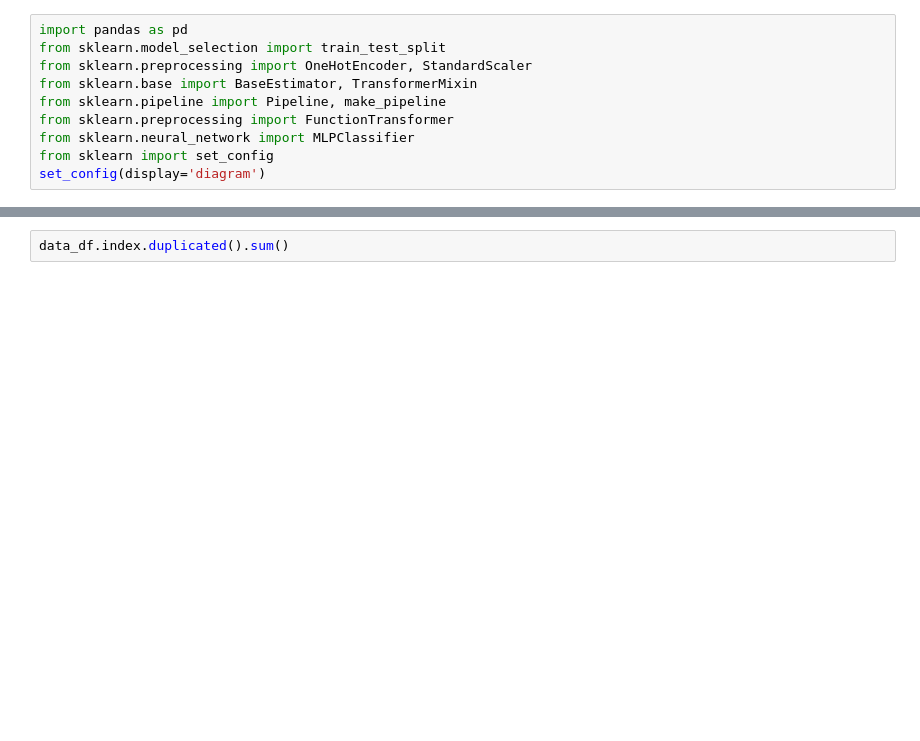
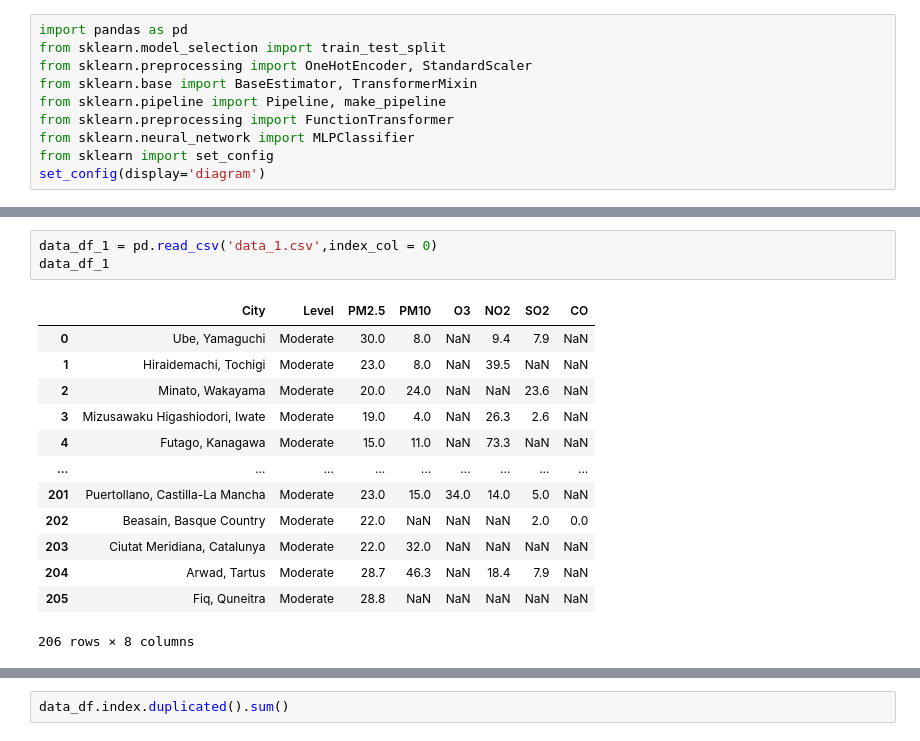
Before and after one commit to lingwang2503/DataScience_Project, a Jupyter notebook: Preprocess.ipynb, the cells around one changed output, grey strips where cells are left out. Saved outputs shown, nothing was run; the diff lists cells and outputs as text; blank space fills up the shorter version.

```diff
--- a/Preprocess.ipynb
+++ b/Preprocess.ipynb
@@ -27,0 +28,17 @@ data_df
+# %%
+data_df_1 = pd.read_csv('data_1.csv',index_col = 0)
+data_df_1
+# %% [output]
+|  | City | Level | PM2.5 | PM10 | O3 | NO2 | SO2 | CO |
+| 0 | Ube, Yamaguchi | Moderate | 30.0 | 8.0 | NaN | 9.4 | 7.9 | NaN |
+| 1 | Hiraidemachi, Tochigi | Moderate | 23.0 | 8.0 | NaN | 39.5 | NaN | NaN |
+| 2 | Minato, Wakayama | Moderate | 20.0 | 24.0 | NaN | NaN | 23.6 | NaN |
+| 3 | Mizusawaku Higashiodori, Iwate | Moderate | 19.0 | 4.0 | NaN | 26.3 | 2.6 | NaN |
+| 4 | Futago, Kanagawa | Moderate | 15.0 | 11.0 | NaN | 73.3 | NaN | NaN |
+| ... | ... | ... | ... | ... | ... | ... | ... | ... |
+| 201 | Puertollano, Castilla-La Mancha | Moderate | 23.0 | 15.0 | 34.0 | 14.0 | 5.0 | NaN |
+| 202 | Beasain, Basque Country | Moderate | 22.0 | NaN | NaN | NaN | 2.0 | 0.0 |
+| 203 | Ciutat Meridiana, Catalunya | Moderate | 22.0 | 32.0 | NaN | NaN | NaN | NaN |
+| 204 | Arwad, Tartus | Moderate | 28.7 | 46.3 | NaN | 18.4 | 7.9 | NaN |
+| 205 | Fiq, Quneitra | Moderate | 28.8 | NaN | NaN | NaN | NaN | NaN |
+206 rows × 8 columns
```
Also changed, not shown: parts of 22 cells of this notebook.
